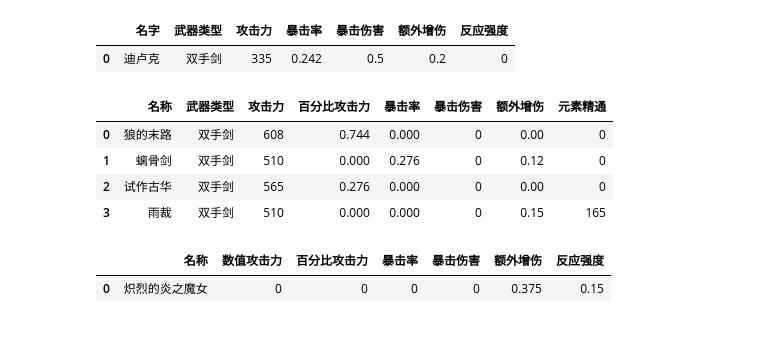
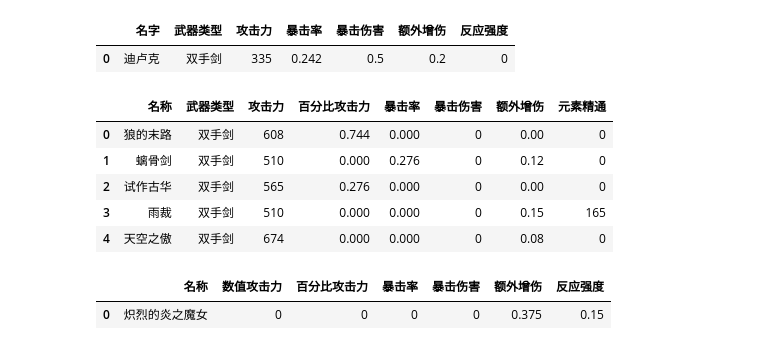
Before and after one commit to Crayon-ShinChan/Genshin, a Jupyter notebook: damage_cal.ipynb, the cells around one changed output. Saved outputs shown, nothing was run; the diff lists cells and outputs as text; code cells hidden in the pictures.

```diff
--- a/damage_cal.ipynb
+++ b/damage_cal.ipynb
@@ -402,25 +405,27 @@ characters
 # %%
 weapons = pd.DataFrame(
     [
         # 30% 血量以下的敌人攻击力增加 40%，持续 12s，冷却 30s，计算期望增加攻击力 30%*40%*12/30
         ['狼的末路', '双手剑', 608, .496 + .2 + .3*.4*12/30, 0, 0, 0, 0],
         # 螭骨剑的增伤效果一般在实战中视为为 2 层左右
         ['螭骨剑', '双手剑', 510, 0, .276, 0, .06 * 2, 0],
         # 试作古华的伤害特效不考虑
         ['试作古华', '双手剑', 565, .276, 0, 0, 0, 0],
         ['雨裁', '双手剑', 510, 0, 0, 0, .15, 165],
+        ['天空之傲', '双手剑', 674, 0, 0, 0, .08, 0]
 
     ],
     columns=['名称', '武器类型', '攻击力', '百分比攻击力', '暴击率', '暴击伤害', '额外增伤', '元素精通'],
 )
 
 weapons
 # %% [output]
 |  | 名称 | 武器类型 | 攻击力 | 百分比攻击力 | 暴击率 | 暴击伤害 | 额外增伤 | 元素精通 |
 | 0 | 狼的末路 | 双手剑 | 608 | 0.744 | 0.000 | 0 | 0.00 | 0 |
 | 1 | 螭骨剑 | 双手剑 | 510 | 0.000 | 0.276 | 0 | 0.12 | 0 |
 | 2 | 试作古华 | 双手剑 | 565 | 0.276 | 0.000 | 0 | 0.00 | 0 |
 | 3 | 雨裁 | 双手剑 | 510 | 0.000 | 0.000 | 0 | 0.15 | 165 |
+| 4 | 天空之傲 | 双手剑 | 674 | 0.000 | 0.000 | 0 | 0.08 | 0 |
 # %%
 artifacts = pd.DataFrame(
     [
```
Also changed, not shown: parts of 21 cells of this notebook, 1 other file.
